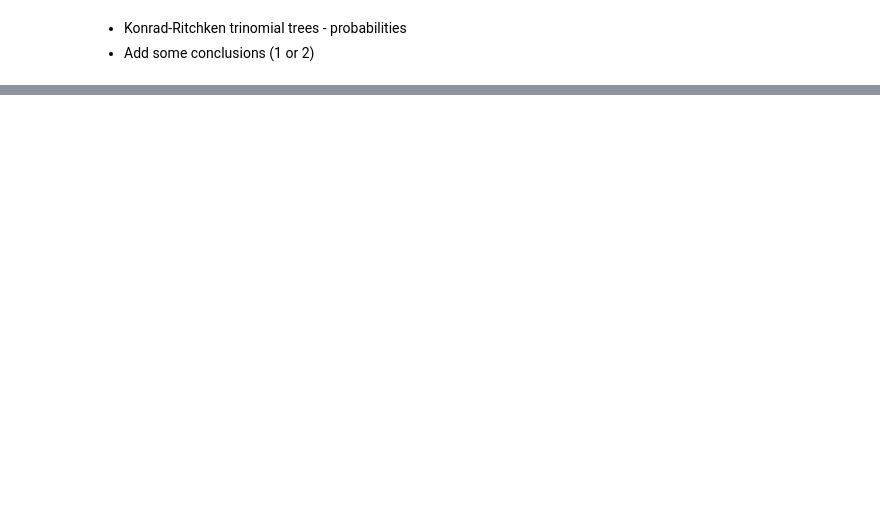
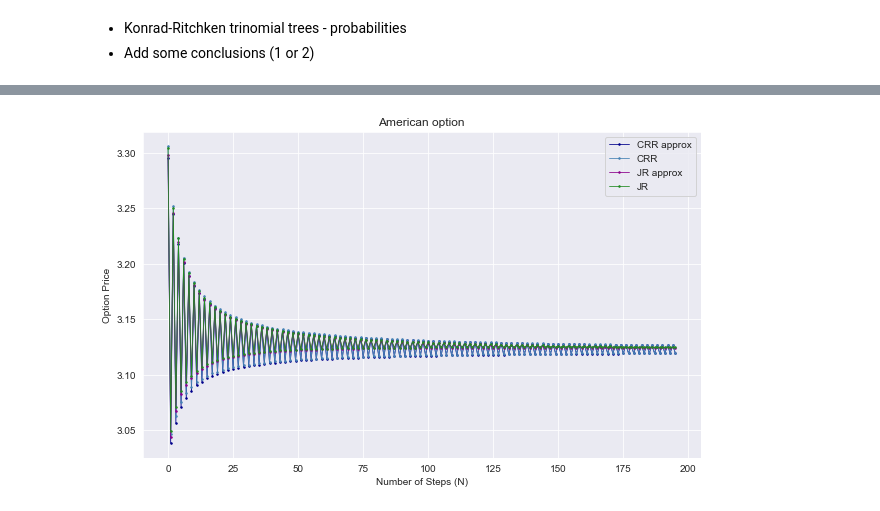
Before and after one commit to martyna-B/Computational_finance, a Jupyter notebook: List 2/list2.ipynb, the cells around one changed output, grey strips where cells are left out. Drawn from its saved outputs; the diff is of its cells as text; code cells hidden in the pictures; blank space fills up the shorter version.

```diff
--- a/List 2/list2.ipynb
+++ b/List 2/list2.ipynb
@@ -133,0 +187,19 @@ plt.show()
+# %%
+am_prices_CRR_approx = american_price_changing_N(S0,K,r,sigma,T,Nmax, option_type = 'put', method = 'CRR_approx')
+am_prices_CRR = american_price_changing_N(S0,K,r,sigma,T,Nmax, option_type = 'put', method = 'CRR')
+am_prices_JR_approx = american_price_changing_N(S0,K,r,sigma,T,Nmax, option_type = 'put', method = 'JR_approx')
+am_prices_JR = american_price_changing_N(S0,K,r,sigma,T,Nmax, option_type = 'put', method = 'JR')
+# %%
+plt.figure(figsize=(10, 6))
+plt.plot(am_prices_CRR_approx, 'o-',color = 'darkblue',markersize = 1.5,linewidth = 0.8,  label = 'CRR approx')
+plt.plot(am_prices_CRR, 'o-',color = 'steelblue',markersize = 1.5,linewidth = 0.8,  label = 'CRR')
+plt.plot(am_prices_JR_approx ,'o-',color = 'darkmagenta' ,markersize = 1.5,linewidth = 0.8,  label = 'JR approx')
+plt.plot(am_prices_JR , 'o-',color ='forestgreen', markersize = 1.5,linewidth = 0.8, label = 'JR')
+
+plt.xlabel("Number of Steps (N)")
+plt.ylabel("Option Price")
+plt.title("American option")
+plt.legend()
+plt.show()
+# %% [output]
+[figure, added]
```
Also changed, not shown: parts of 8 cells of this notebook.
